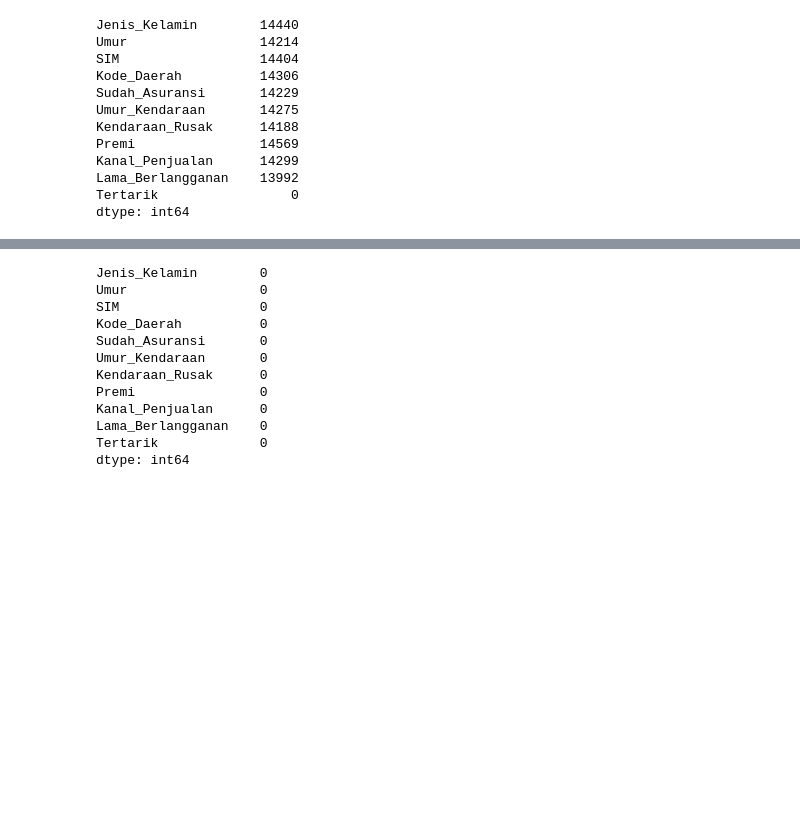
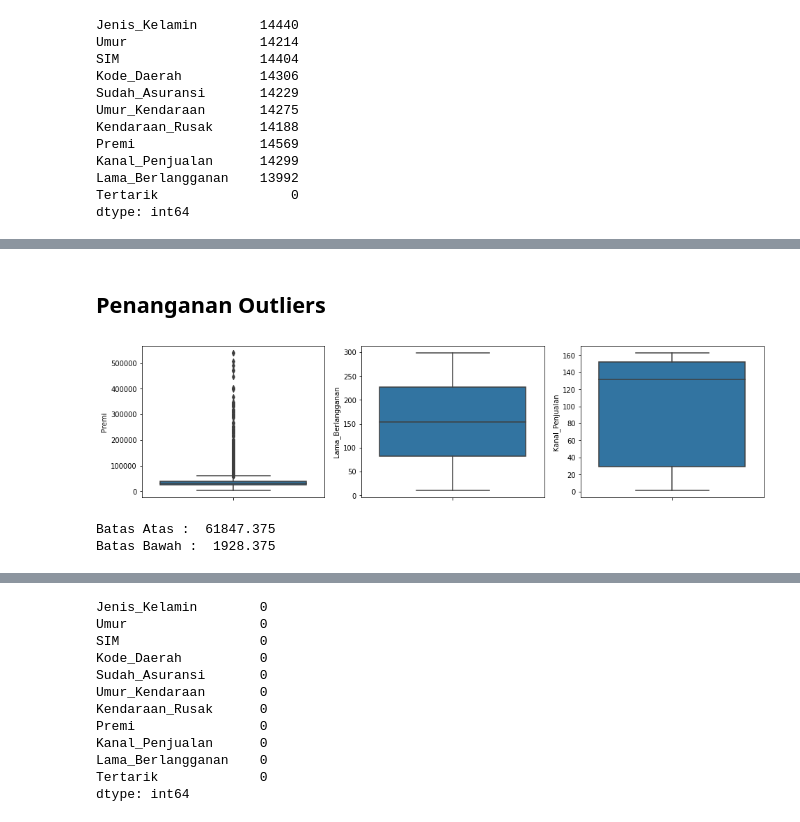
Before and after one commit to ShinyQ/Tugas-Besar-Pembelajaran-Mesin_Classification, a Jupyter notebook: DataPraprocessing.ipynb, the cells around one changed output, grey strips where cells are left out. Saved outputs shown, nothing was run; the diff lists cells and outputs as text; code cells hidden in the pictures; blank space fills up the shorter version.

```diff
--- a/DataPraprocessing.ipynb
+++ b/DataPraprocessing.ipynb
@@ -81,0 +85,23 @@ df["Premi"] = imp_mean.fit_transform(df[["Premi"]]).ravel()
+# %% [markdown]
+## **Penanganan Outliers**
+# %%
+fig, axs = plt.subplots(ncols=3, figsize=(16, 4))
+sns.boxplot(y='Premi', data=df_train, ax=axs[0])
+sns.boxplot(y='Lama_Berlangganan', data=df_train, ax=axs[1])
+sns.boxplot(y='Kanal_Penjualan', data=df_train, ax=axs[2])
+plt.show()
+# %% [output]
+[figure, added]
+# %%
+Q1 = df_train["Premi"].quantile(0.25)
+Q3 = df_train["Premi"].quantile(0.75)
+IQR = Q3 - Q1
+
+BB = Q1 - (1.5 * IQR)
+BA = Q3 + (1.5 * IQR)
+
+print("Batas Atas : ", BA)
+print("Batas Bawah : ", BB)
+# %% [output]
+Batas Atas :  61847.375
+Batas Bawah :  1928.375
```
Also changed, not shown: parts of 16 cells of this notebook, 5 other files.
